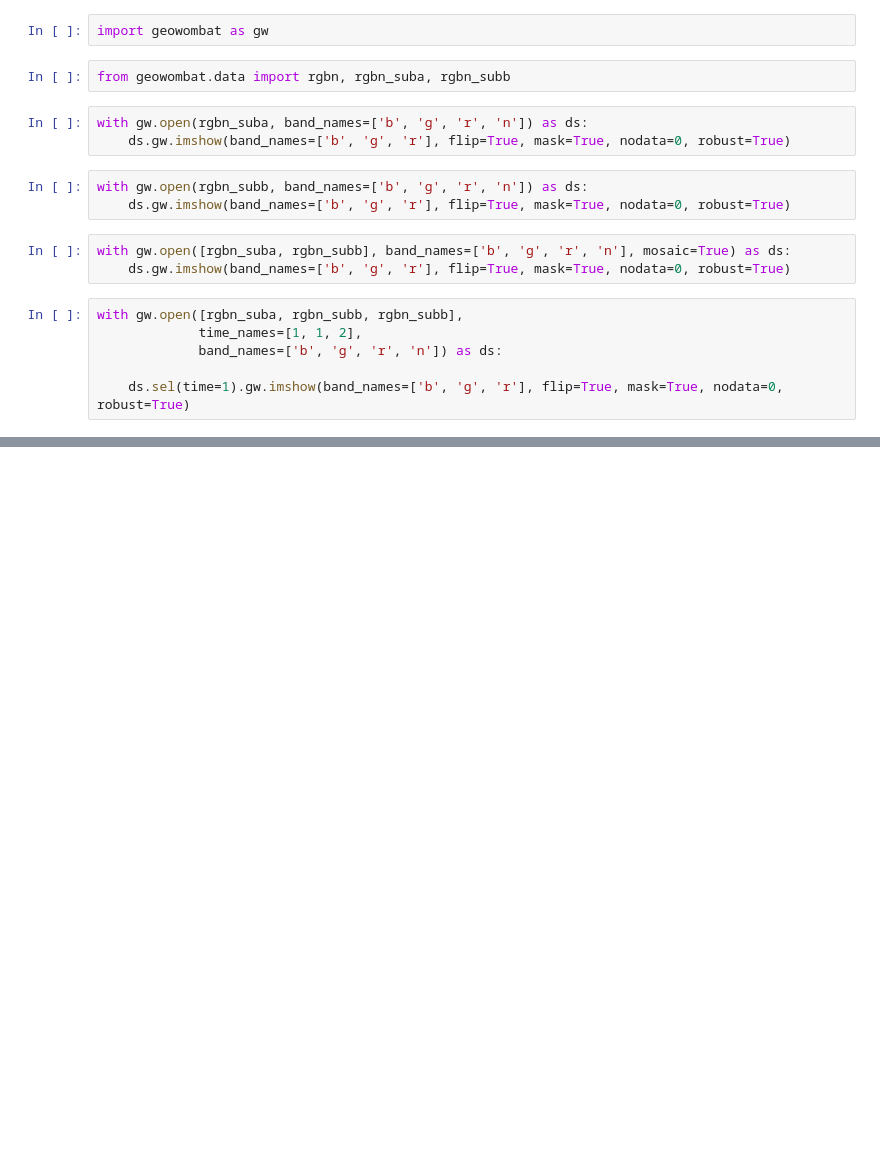
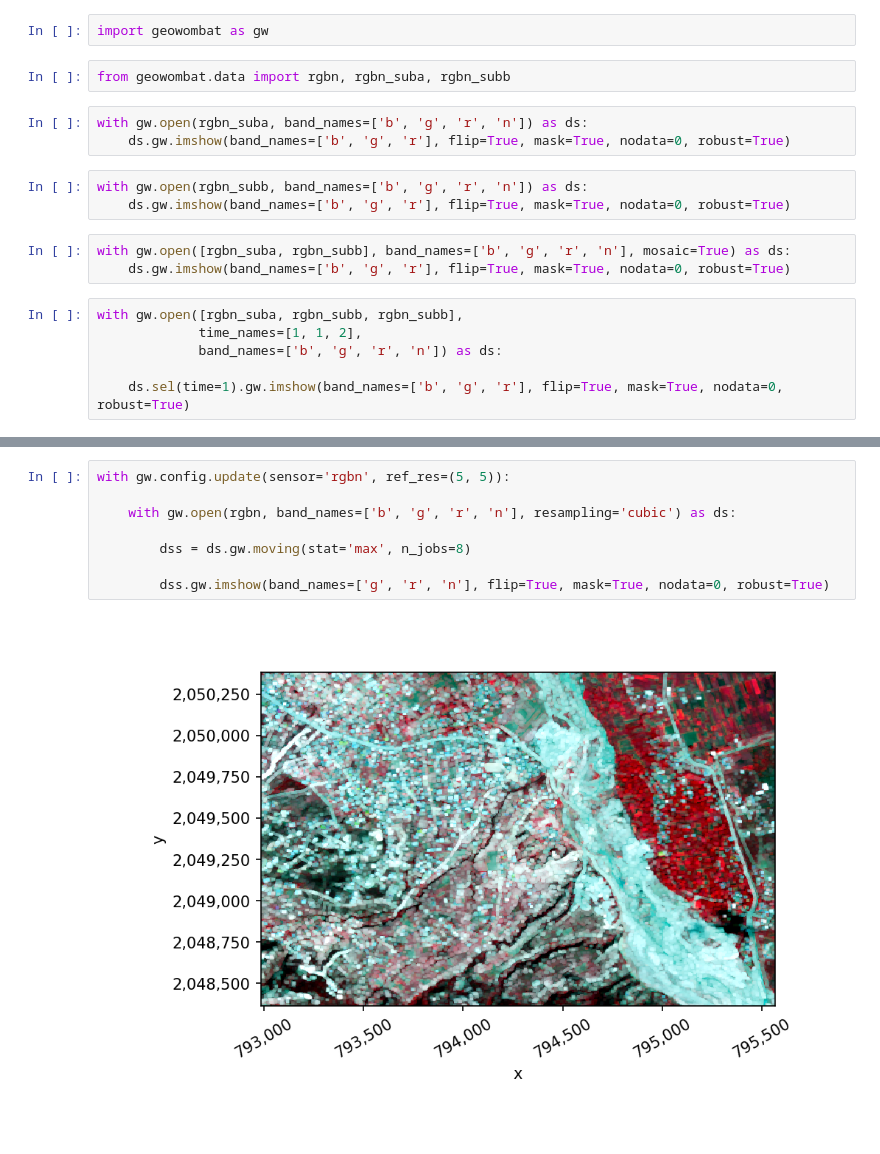
Before and after one commit to jgrss/geowombat, a Jupyter notebook: notebooks/Untitled.ipynb, the cells around one changed output, grey strips where cells are left out. Saved outputs shown, nothing was run; the diff lists cells and outputs as text; blank space fills up the shorter version.

```diff
--- a/notebooks/Untitled.ipynb
+++ b/notebooks/Untitled.ipynb
@@ -29 +44,11 @@ os.listdir(os.path.dirname(rgbn_suba))
+# %%
+with gw.config.update(sensor='rgbn', ref_res=(5, 5)):
+
+    with gw.open(rgbn, band_names=['b', 'g', 'r', 'n'], resampling='cubic') as ds:
+
+        dss = ds.gw.moving(stat='max', n_jobs=8)
+
+        dss.gw.imshow(band_names=['g', 'r', 'n'], flip=True, mask=True, nodata=0, robust=True)
+# %% [output]
+[figure, added]
 # %%
```
Also changed, not shown: parts of 5 cells of this notebook, 4 other files.
